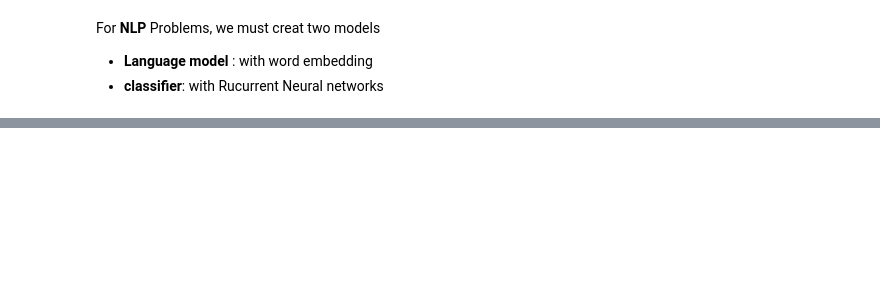
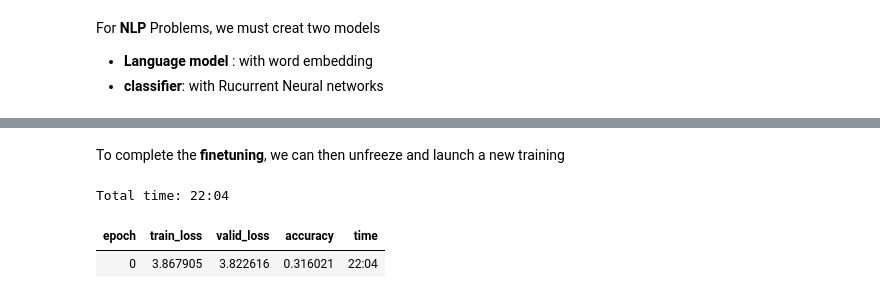
Before and after one commit to anassBelcaid/deeplearningCoder1, a Jupyter notebook: nbs/dl1/Lesson3_IMDB.ipynb, the cells around one changed output, grey strips where cells are left out. Cells and saved outputs as stored; diff of their text form; code cells hidden in the pictures; blank space fills up the shorter version.

```diff
--- a/nbs/dl1/Lesson3_IMDB.ipynb
+++ b/nbs/dl1/Lesson3_IMDB.ipynb
@@ -82,0 +149,2 @@ TypeError: language_model_learner() missing 1 required positional argument: 'arc
+# %%
+learn.load('fit_head')
@@ -82,0 +169,2 @@ TypeError: language_model_learner() missing 1 required positional argument: 'arc
+# %% [markdown]
+To complete the **finetuning**, we can then unfreeze and launch a new training
@@ -82,0 +173,6 @@ TypeError: language_model_learner() missing 1 required positional argument: 'arc
+# %%
+learn.fit_one_cycle(1,1e-3, moms=(0.8,0.7))
+# %% [output]
+Total time: 22:04
+| epoch | train_loss | valid_loss | accuracy | time |
+| 0 | 3.867905 | 3.822616 | 0.316021 | 22:04 |
```
Also changed, not shown: parts of 26 cells of this notebook, 1 other file.
